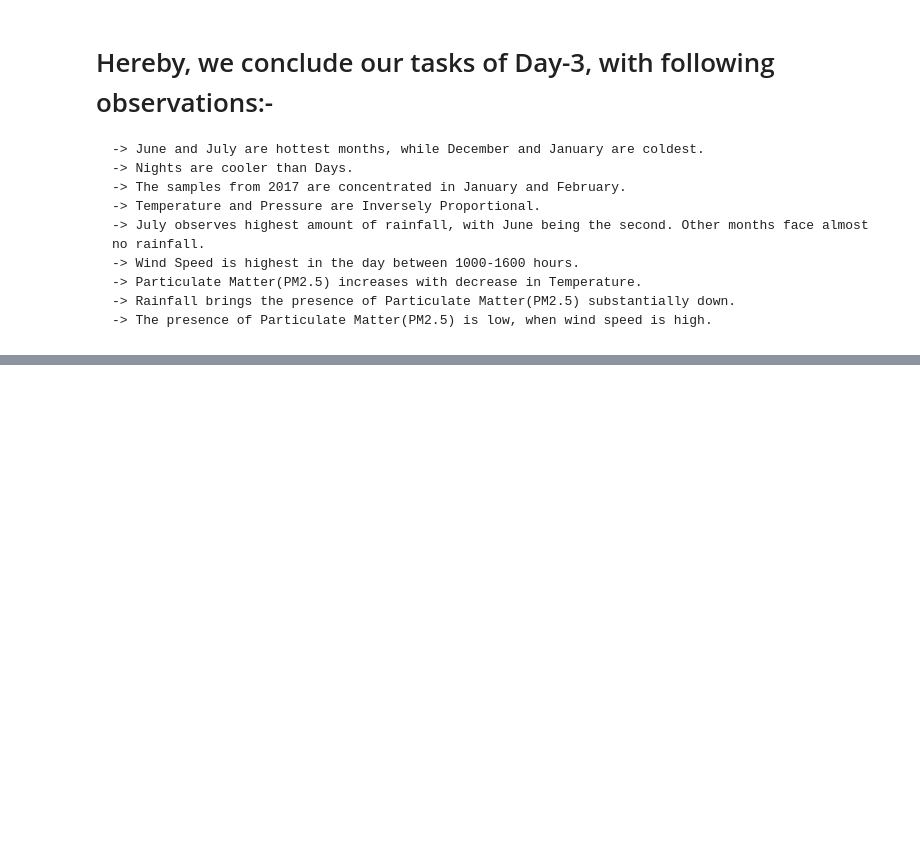
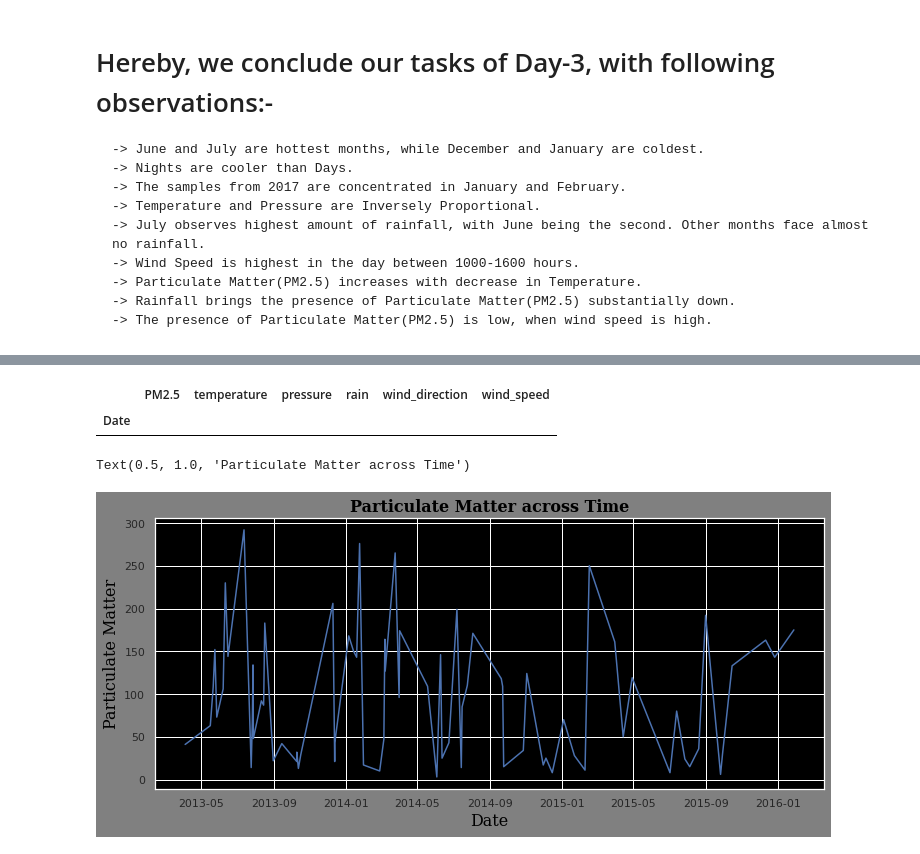
Before and after one commit to SouravBiswal/GeeksFiestaAI-ML-Team-7--1, a Jupyter notebook: Data_Preprocessing.ipynb, the cells around one changed output, grey strips where cells are left out. Saved outputs shown, nothing was run; the diff lists cells and outputs as text; code cells hidden in the pictures; blank space fills up the shorter version.

```diff
--- a/Data_Preprocessing.ipynb
+++ b/Data_Preprocessing.ipynb
@@ -1053,0 +1034,5 @@ sns.heatmap(corr,
+# %%
+df[df.isna().any(axis=1)]
+# %% [output]
+|  | PM2.5 | temperature | pressure | rain | wind_direction | wind_speed |
+| Date |  |  |  |  |  |  |
@@ -1053,0 +1041,14 @@ sns.heatmap(corr,
+# %%
+plt.figure(facecolor='gray', figsize = (12, 5))
+sns.lineplot(
+    x = df.sample(frac = 0.003, random_state = 42).index,
+    y = df.sample(frac = 0.003, random_state = 42)['PM2.5'],
+    data = df.sample(frac = 0.003, random_state = 42)
+
+).set_facecolor('black')
+plt.ylabel('Particulate Matter', fontdict=font)
+plt.xlabel('Date', fontdict=font)
+plt.title('Particulate Matter across Time', fontdict=font_title)
+# %% [output]
+Text(0.5, 1.0, 'Particulate Matter across Time')
+[figure, added]
```
Also changed, not shown: parts of 94 cells of this notebook.
